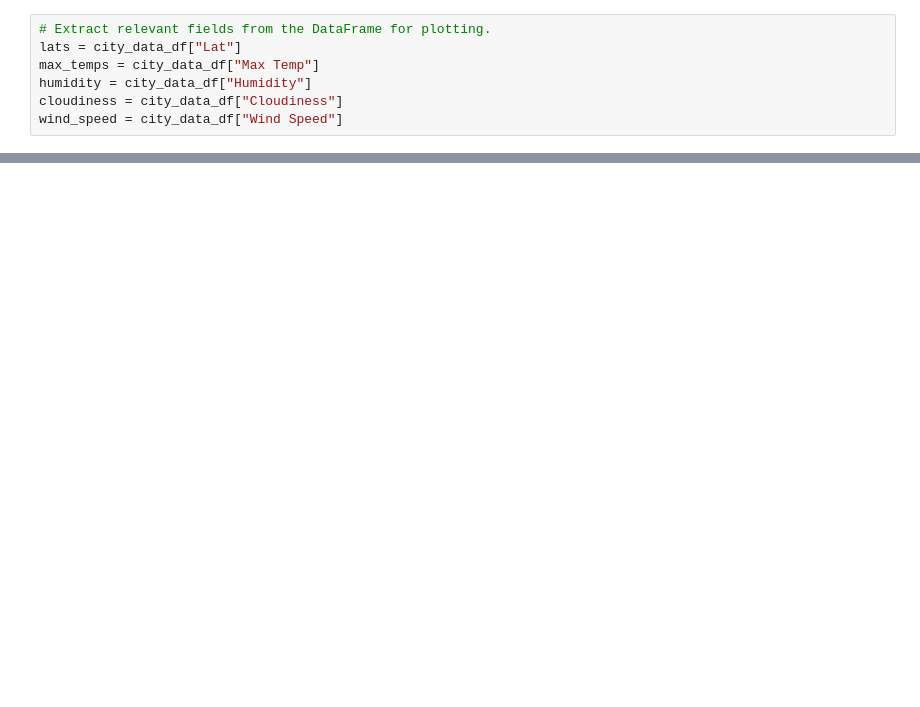
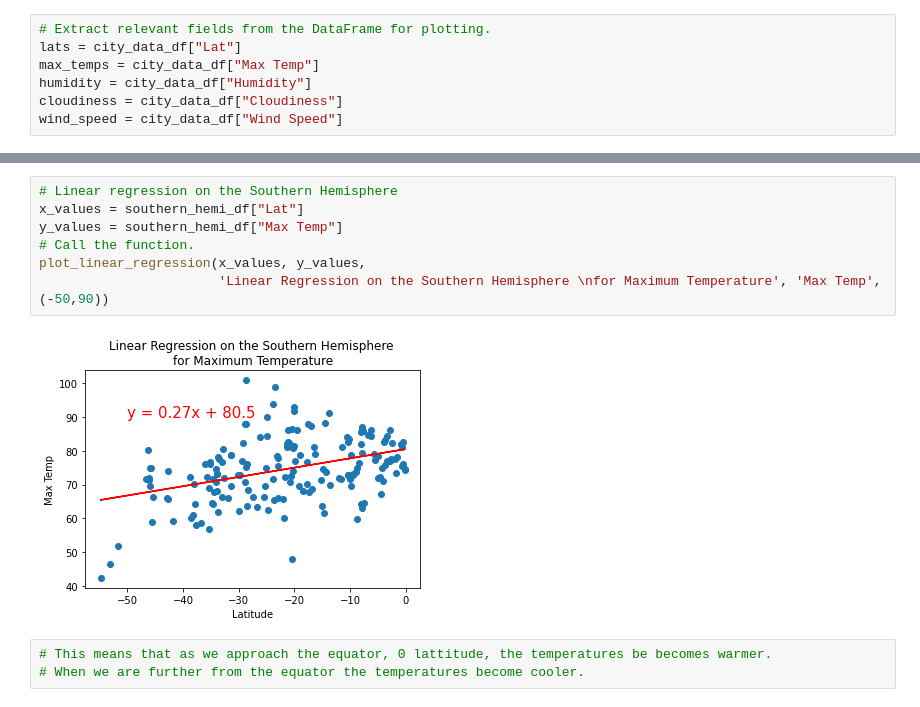
Before and after one commit to helen3121433/World_Weather_Analysis, a Jupyter notebook: WeatherPy.ipynb, the cells around one changed output, grey strips where cells are left out. Cells and saved outputs as stored; diff of their text form; blank space fills up the shorter version.

```diff
--- a/WeatherPy.ipynb
+++ b/WeatherPy.ipynb
@@ -358,0 +445,12 @@ plt.show()
+# %%
+# Linear regression on the Southern Hemisphere
+x_values = southern_hemi_df["Lat"]
+y_values = southern_hemi_df["Max Temp"]
+# Call the function.
+plot_linear_regression(x_values, y_values,
+                       'Linear Regression on the Southern Hemisphere \nfor Maximum Temperature', 'Max Temp',(-50,90))
+# %% [output]
+[figure, added]
+# %%
+# This means that as we approach the equator, 0 lattitude, the temperatures be becomes warmer.
+# When we are further from the equator the temperatures become cooler.
```
Also changed, not shown: parts of 26 cells of this notebook.
